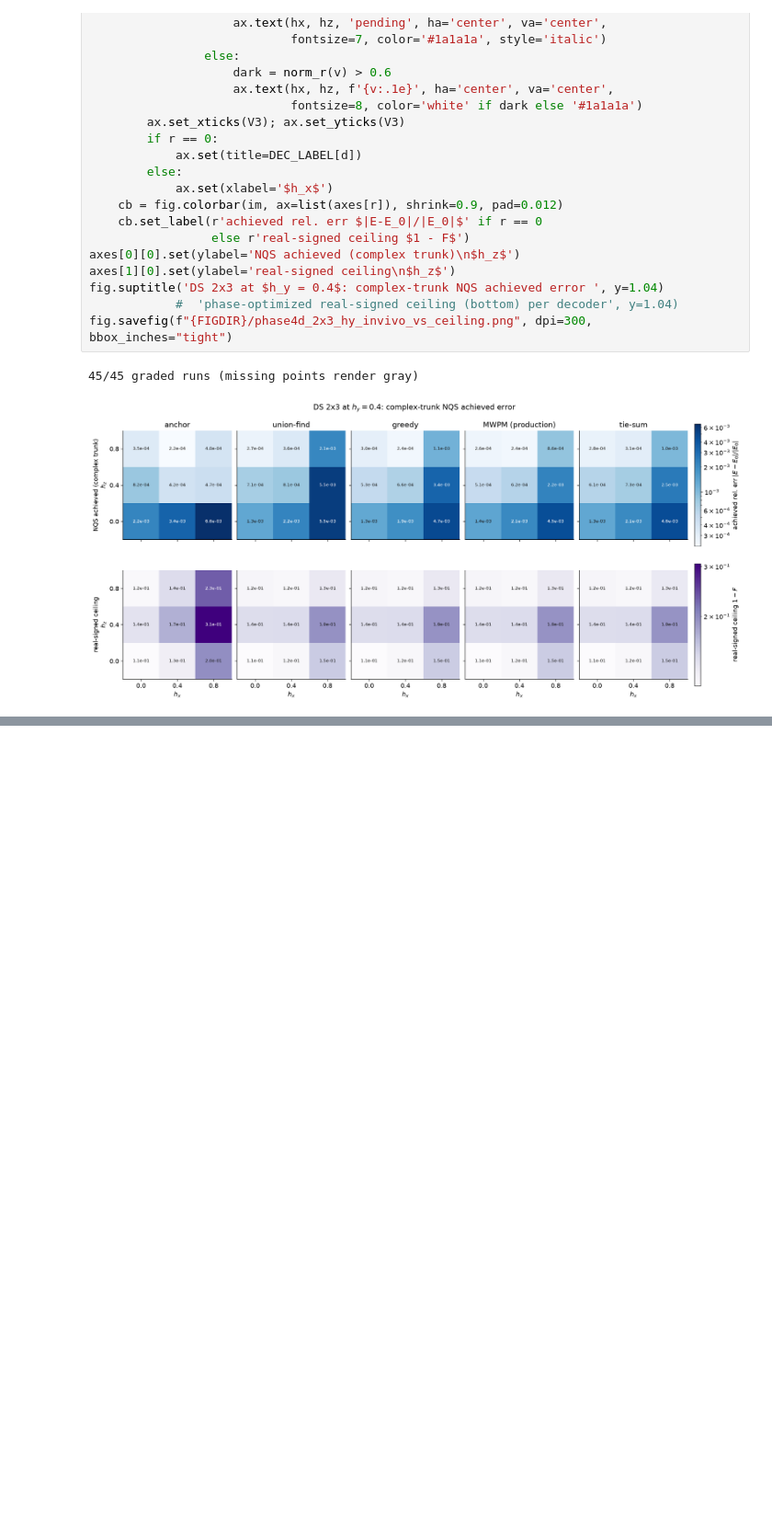
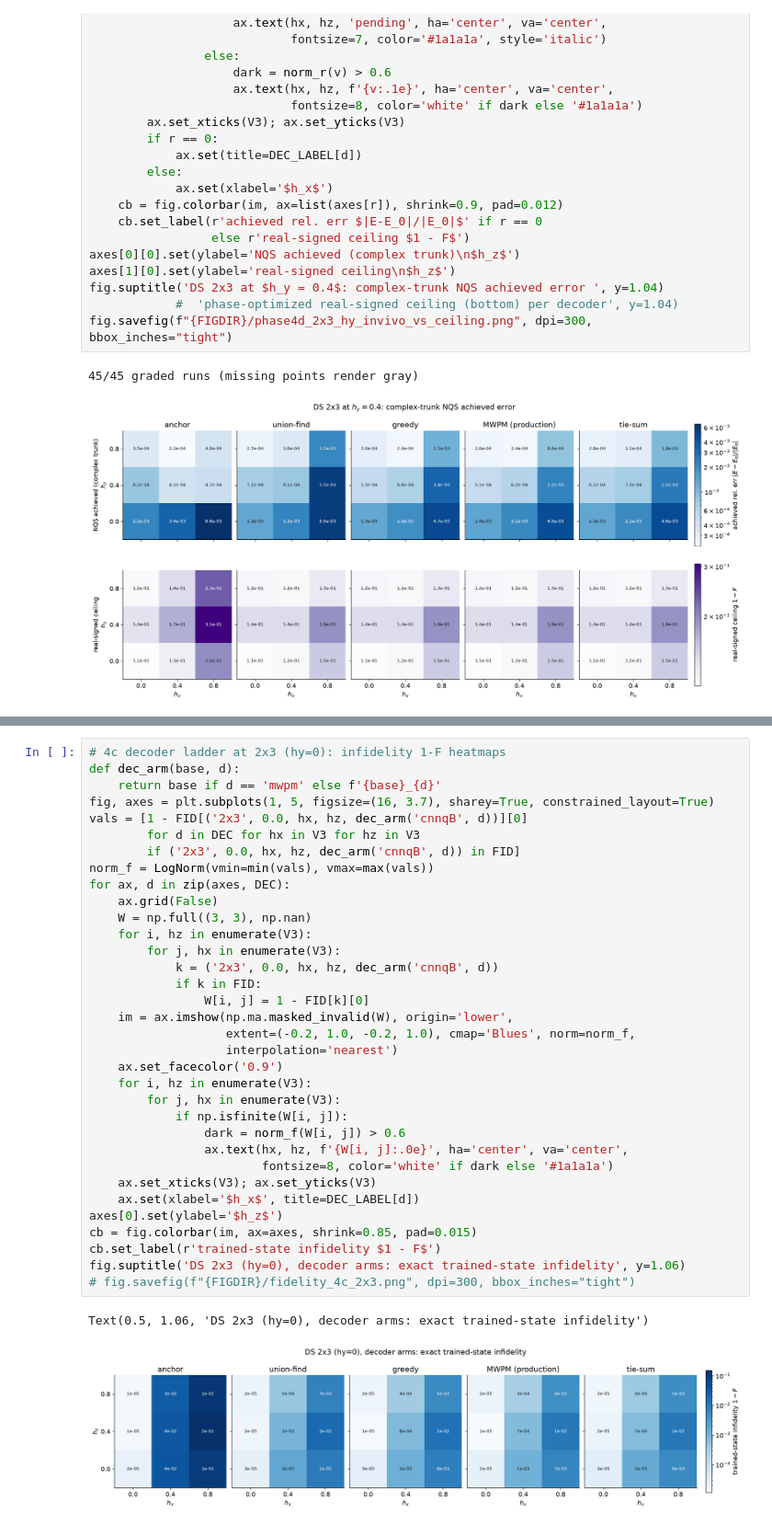
Before and after one commit to SanzharBissenali/2D-TC, a Jupyter notebook: analysis/05_phase4b_plane.ipynb, the cells around one changed output, grey strips where cells are left out. Shown at 92% size. Drawn from its saved outputs; the diff is of its cells as text; blank space fills up the shorter version.

```diff
--- a/analysis/05_phase4b_plane.ipynb
+++ b/analysis/05_phase4b_plane.ipynb
@@ -514,0 +575,37 @@ fig.savefig(f"{FIGDIR}/phase4d_2x3_hy_invivo_vs_ceiling.png", dpi=300, bbox_inch
+# %%
+# 4c decoder ladder at 2x3 (hy=0): infidelity 1-F heatmaps
+def dec_arm(base, d):
+    return base if d == 'mwpm' else f'{base}_{d}'
+fig, axes = plt.subplots(1, 5, figsize=(16, 3.7), sharey=True, constrained_layout=True)
+vals = [1 - FID[('2x3', 0.0, hx, hz, dec_arm('cnnqB', d))][0]
+        for d in DEC for hx in V3 for hz in V3
+        if ('2x3', 0.0, hx, hz, dec_arm('cnnqB', d)) in FID]
+norm_f = LogNorm(vmin=min(vals), vmax=max(vals))
+for ax, d in zip(axes, DEC):
+    ax.grid(False)
+    W = np.full((3, 3), np.nan)
+    for i, hz in enumerate(V3):
+        for j, hx in enumerate(V3):
+            k = ('2x3', 0.0, hx, hz, dec_arm('cnnqB', d))
+            if k in FID:
+                W[i, j] = 1 - FID[k][0]
+    im = ax.imshow(np.ma.masked_invalid(W), origin='lower',
+                   extent=(-0.2, 1.0, -0.2, 1.0), cmap='Blues', norm=norm_f,
+                   interpolation='nearest')
+    ax.set_facecolor('0.9')
+    for i, hz in enumerate(V3):
+        for j, hx in enumerate(V3):
+            if np.isfinite(W[i, j]):
+                dark = norm_f(W[i, j]) > 0.6
+                ax.text(hx, hz, f'{W[i, j]:.0e}', ha='center', va='center',
+                        fontsize=8, color='white' if dark else '#1a1a1a')
+    ax.set_xticks(V3); ax.set_yticks(V3)
+    ax.set(xlabel='$h_x$', title=DEC_LABEL[d])
+axes[0].set(ylabel='$h_z$')
+cb = fig.colorbar(im, ax=axes, shrink=0.85, pad=0.015)
+cb.set_label(r'trained-state infidelity $1 - F$')
+fig.suptitle('DS 2x3 (hy=0), decoder arms: exact trained-state infidelity', y=1.06)
+# fig.savefig(f"{FIGDIR}/fidelity_4c_2x3.png", dpi=300, bbox_inches="tight")
+# %% [output]
+Text(0.5, 1.06, 'DS 2x3 (hy=0), decoder arms: exact trained-state infidelity')
+[figure, added]
```
Also changed, not shown: parts of 6 cells of this notebook.
